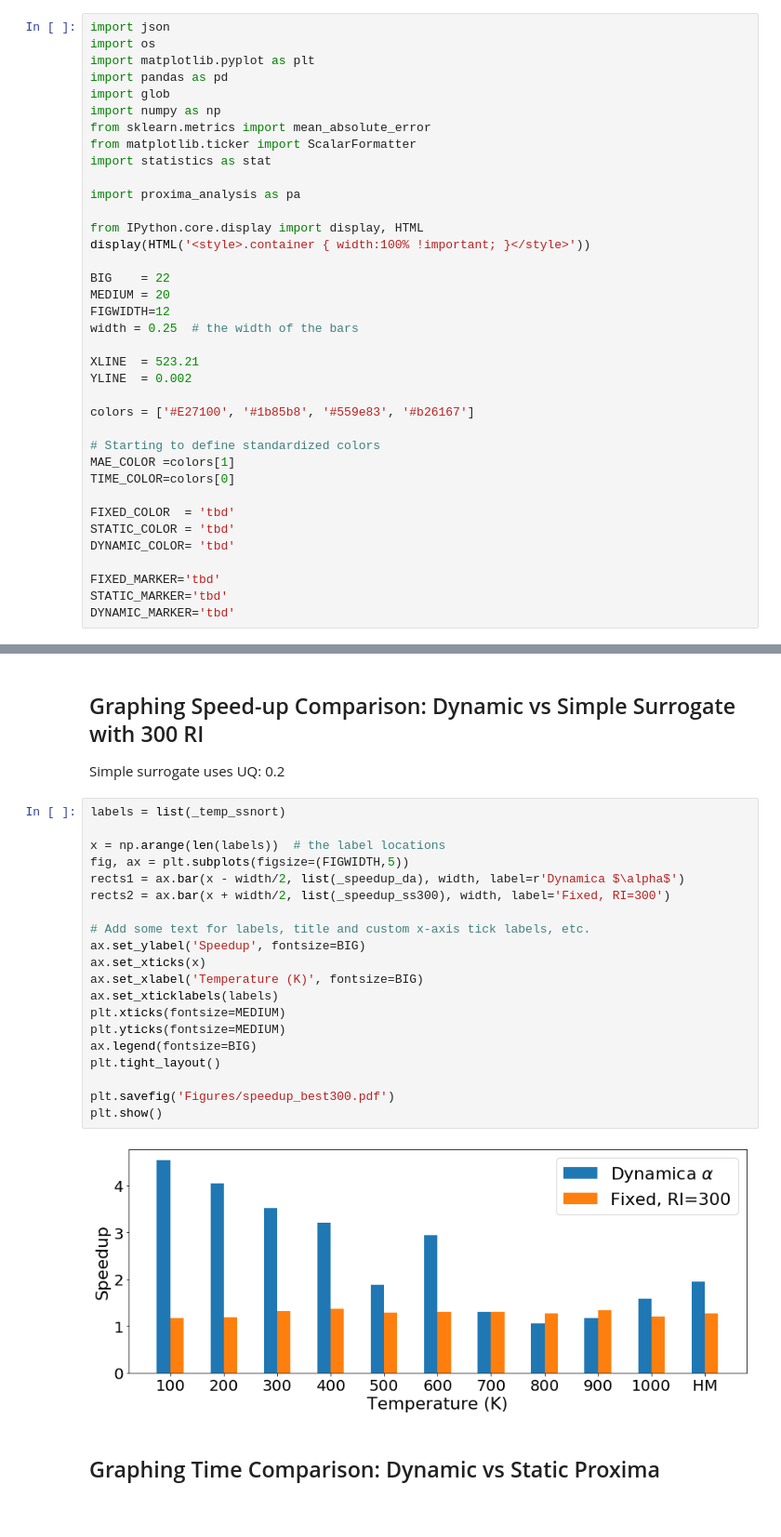
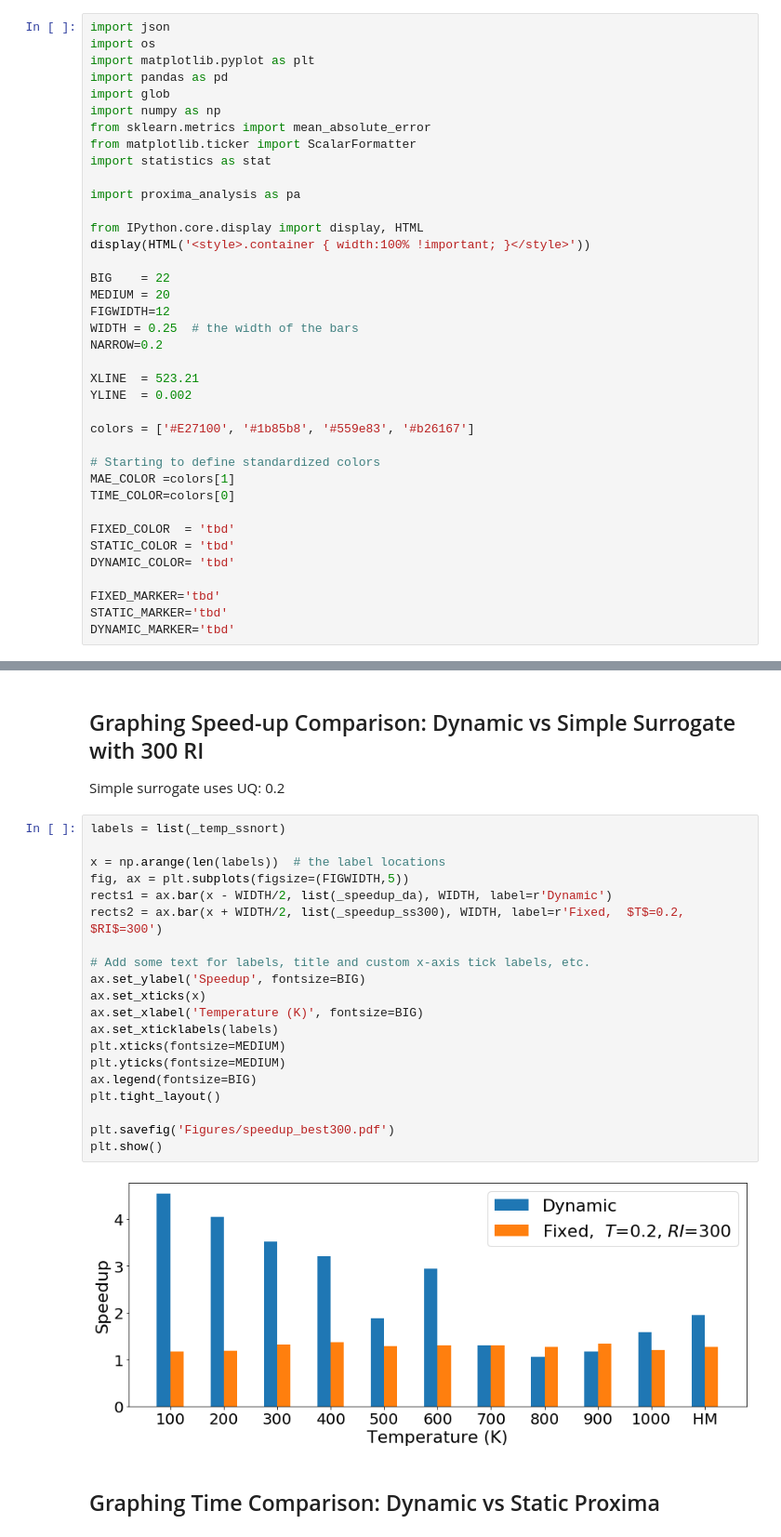
Before and after one commit to YulianaGomez/proxima_analysis, a Jupyter notebook: notebooks/Integrated.ipynb, the cells around one changed output, grey strips where cells are left out. Shown at 93% size. Saved outputs shown, nothing was run; the diff lists cells and outputs as text.

```diff
--- a/notebooks/Integrated.ipynb
+++ b/notebooks/Integrated.ipynb
@@ -17,7 +17,8 @@ display(HTML('<style>.container { width:100% !important; }</style>'))
 BIG    = 22
 MEDIUM = 20
 FIGWIDTH=12
-width = 0.25  # the width of the bars
+WIDTH = 0.25  # the width of the bars
+NARROW=0.2
 
 XLINE  = 523.21
 YLINE  = 0.002
@@ -740,25 +764,25 @@ Simple surrogate uses UQ: 0.2
 # %%
 labels = list(_temp_ssnort)
 
 x = np.arange(len(labels))  # the label locations
 fig, ax = plt.subplots(figsize=(FIGWIDTH,5))
-rects1 = ax.bar(x - width/2, list(_speedup_da), width, label=r'Dynamica $\alpha$')
-rects2 = ax.bar(x + width/2, list(_speedup_ss300), width, label='Fixed, RI=300')
+rects1 = ax.bar(x - WIDTH/2, list(_speedup_da), WIDTH, label=r'Dynamic')
+rects2 = ax.bar(x + WIDTH/2, list(_speedup_ss300), WIDTH, label=r'Fixed,  $T$=0.2, $RI$=300')
 
 # Add some text for labels, title and custom x-axis tick labels, etc.
 ax.set_ylabel('Speedup', fontsize=BIG)
 ax.set_xticks(x)
 ax.set_xlabel('Temperature (K)', fontsize=BIG)
 ax.set_xticklabels(labels)
 plt.xticks(fontsize=MEDIUM)
 plt.yticks(fontsize=MEDIUM)
 ax.legend(fontsize=BIG)
 plt.tight_layout()
 
 plt.savefig('Figures/speedup_best300.pdf')
 plt.show()
 # %% [output]
-[figure, old version]
+[figure, new version]
 # %% [markdown]
 ## Graphing Time Comparison: Dynamic vs Static Proxima
 # %%
```
Also changed, not shown: parts of 25 cells of this notebook.
